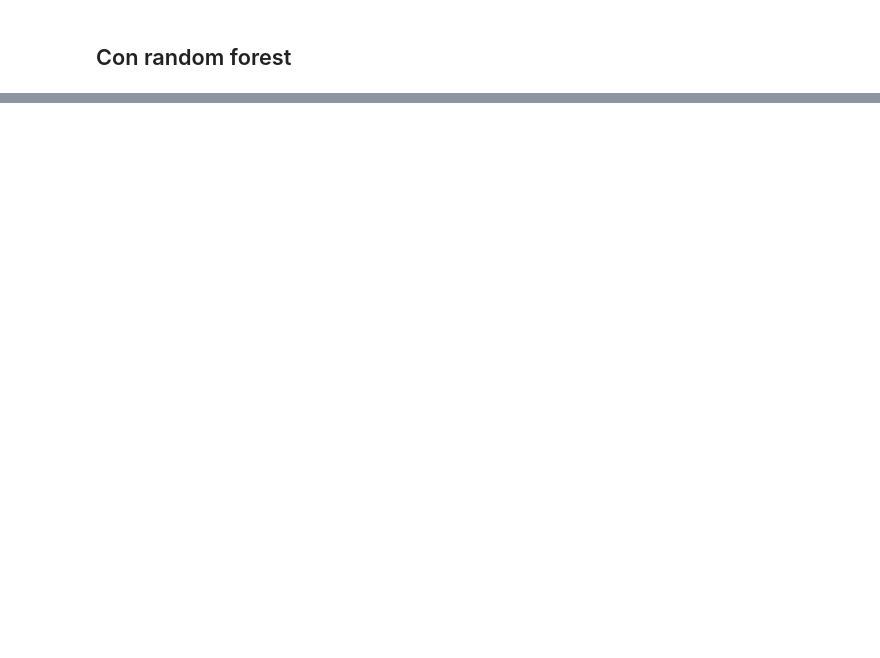
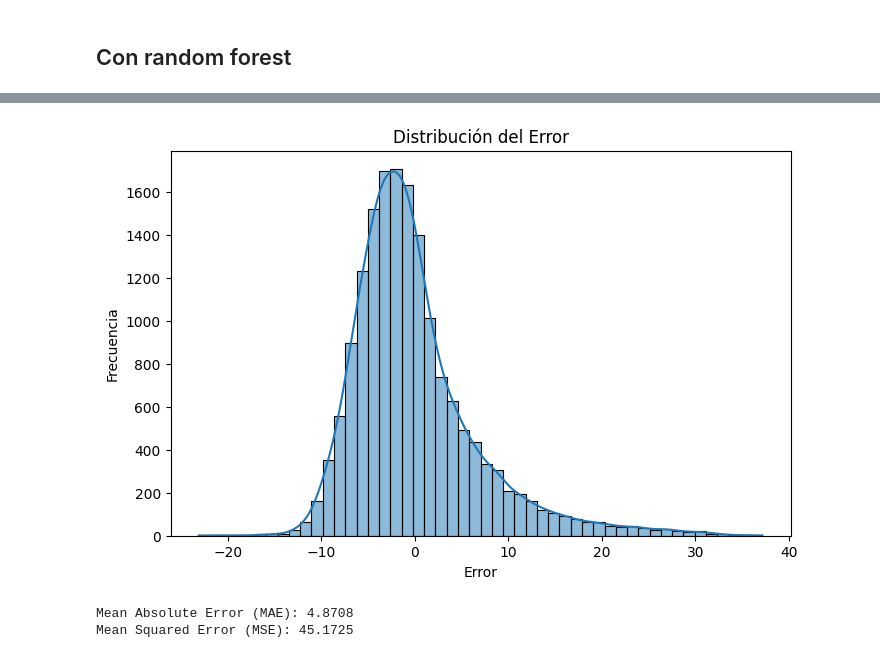
Before and after one commit to JosefinaE/proyecto-mineria-datos, a Jupyter notebook: hito1/pregunta9.ipynb, the cells around one changed output, grey strips where cells are left out. Saved outputs shown, nothing was run; the diff lists cells and outputs as text; code cells hidden in the pictures; blank space fills up the shorter version.

```diff
--- a/hito1/pregunta9.ipynb
+++ b/hito1/pregunta9.ipynb
@@ -293,0 +321,21 @@ print(f"📊 R²: {r2:.4f}")
+# %%
+errors = y_test - y_pred
+plt.figure(figsize=(8, 5))
+sns.histplot(errors, bins=50, kde=True)
+plt.title("Distribución del Error")
+plt.xlabel("Error")
+plt.ylabel("Frecuencia")
+plt.show()
+# %% [output]
+[figure, added]
+# %%
+from sklearn.metrics import mean_absolute_error, mean_squared_error
+
+mae = mean_absolute_error(y_test, y_pred)
+mse = mean_squared_error(y_test, y_pred)
+
+print(f"Mean Absolute Error (MAE): {mae:.4f}")
+print(f"Mean Squared Error (MSE): {mse:.4f}")
+# %% [output]
+Mean Absolute Error (MAE): 4.8708
+Mean Squared Error (MSE): 45.1725
```
Also changed, not shown: parts of 9 cells of this notebook.
